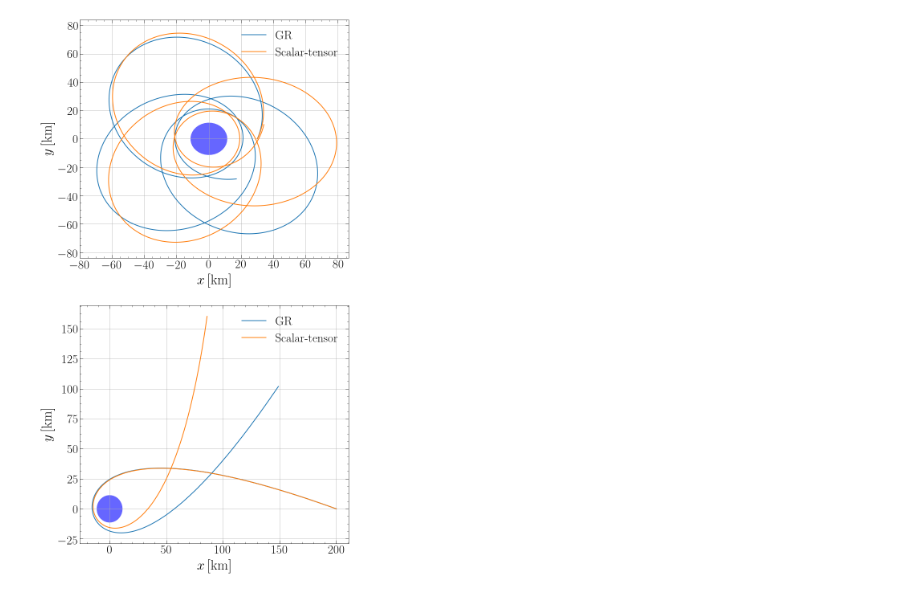
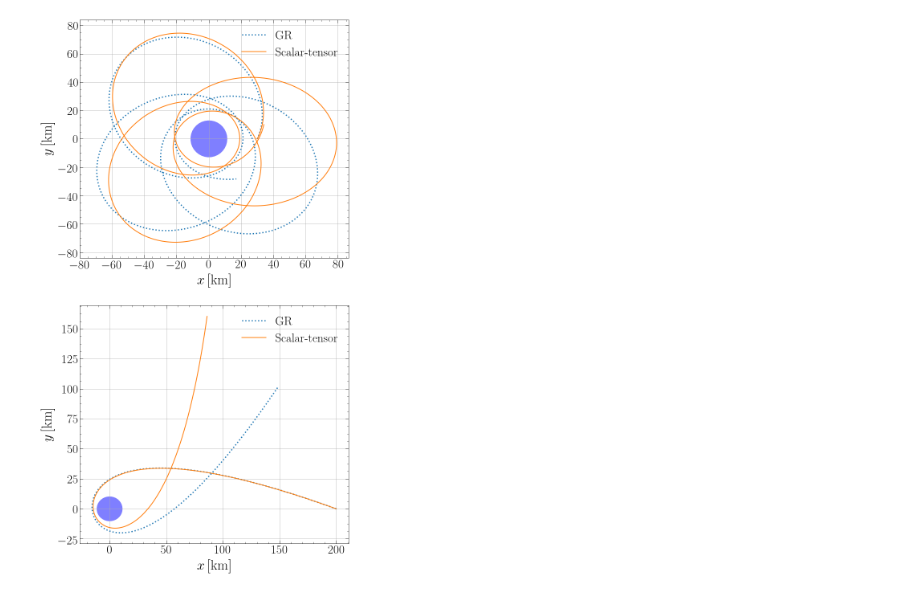
Before and after one commit to GravYong/scalarized_ns, a Jupyter notebook: trajectories.ipynb, the cells around one changed output. Cells and saved outputs as stored; diff of their text form; code cells hidden in the pictures.

Commit message:
figure

```diff
--- a/trajectories.ipynb
+++ b/trajectories.ipynb
@@ -59,37 +60,44 @@ x4=data1[:,3]*np.cos(data1[:,4])*10
 y4=data1[:,3]*np.sin(data1[:,4])*10
 
 r1 = 11.4
+r2=13
 theta = np.linspace(0,2*pi,36)
 x5 = r1*np.cos(theta)
-y5 = r1*np.sin(theta)
+y5 = r2*np.sin(theta)
+
+r3 = 11.4
+r4=10.3
+theta = np.linspace(0,2*pi,36)
+x6 = r3*np.cos(theta)
+y6 = r4*np.sin(theta)
 
 
-fig, (ax1,ax2)=plt.subplots(2,1, figsize=(12,24))
+fig, (ax1,ax2)=plt.subplots(2,1, figsize=(12,24), gridspec_kw={'height_ratios': [1, 1]})
 plt.subplots_adjust(hspace=0.2)
 
-ax1.plot(x1,y1, label=r'\rm GR',linewidth=2)
+ax1.plot(x1,y1, label=r'\rm GR',linewidth=3, linestyle=':')
 ax1.plot(x2,y2,label=r'\rm Scalar-tensor',linewidth=2)
-ax1.fill(x5,y5,'b',alpha=0.6)
-ax2.plot(x3,y3, label=r'\rm GR',linewidth=2)
+ax1.fill(x5,y5,'b',alpha=0.5)
+ax2.plot(x3,y3, label=r'\rm GR',linewidth=3,linestyle=':')
 ax2.plot(x4,y4,label=r'\rm Scalar-tensor',linewidth=2)
-ax2.fill(x5,y5,'b',alpha=0.6)
+ax2.fill(x6,y6,'b',alpha=0.5)
 
 ax1.tick_params(labelsize=30)
 ax2.tick_params(labelsize=30)
 ax1.minorticks_on()
 ax2.minorticks_on()
 ax1.grid()
 ax1.set_xticks([-80,-60,-40,-20,0,20,40,60,80])
 ax2.grid()
 ax1.set_ylim(-84,84)
 ax1.set_xlabel(r'$x\,[\rm km]$',fontsize=35)
 ax1.set_ylabel(r'$y\,[\rm km]$',fontsize=35)
 ax2.set_xlabel(r'$x\,[\rm km]$',fontsize=35)
 ax2.set_ylabel(r'$y\,[\rm km]$',fontsize=35)
 ax1.legend(fontsize=30,frameon=False)
 ax2.legend(fontsize=30,frameon=False)
 ax1.tick_params(labelsize=30)
 ax2.tick_params(labelsize=30)
 plt.savefig("orbitex.pdf", format='pdf', bbox_inches="tight")
 # %% [output]
-[figure, old version]
+[figure, new version]
```
Also changed, not shown: parts of 1 cell of this notebook, 4 other files.
